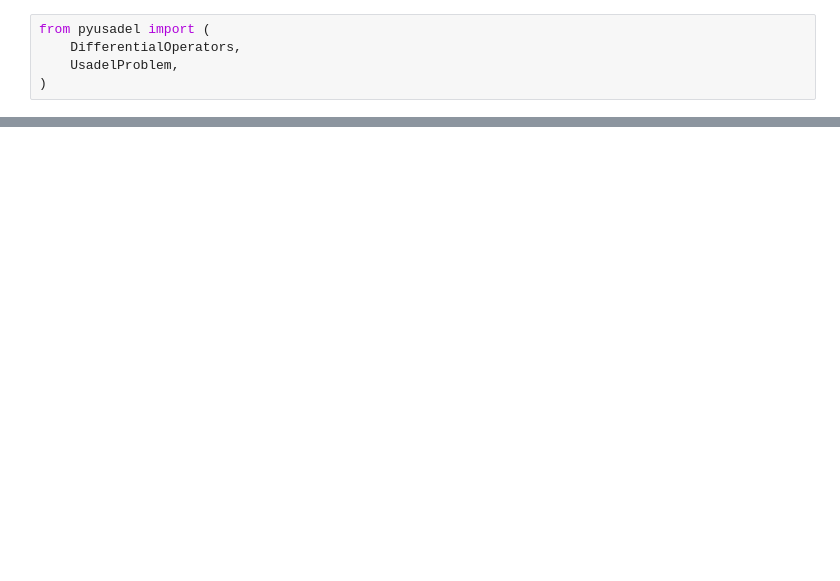
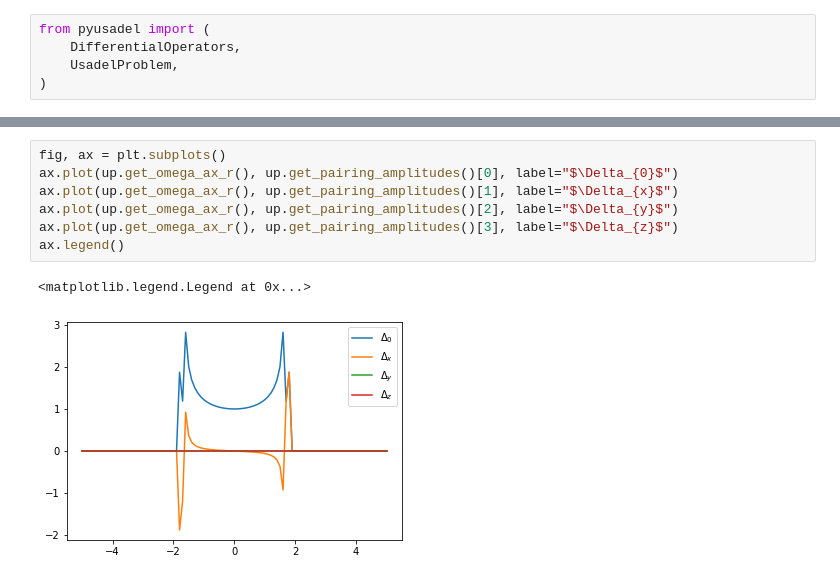
Before and after one commit to maiani/pyusadel, a Jupyter notebook: examples/usadel_0D_oop.ipynb, the cells around one changed output, grey strips where cells are left out. Drawn from its saved outputs; the diff is of its cells as text; blank space fills up the shorter version.

```diff
--- a/examples/usadel_0D_oop.ipynb
+++ b/examples/usadel_0D_oop.ipynb
@@ -73,0 +79,10 @@ plt.plot(up.get_omega_ax_r(), up.get_spin_resolved_dos("x")[1])
+# %%
+fig, ax = plt.subplots()
+ax.plot(up.get_omega_ax_r(), up.get_pairing_amplitudes()[0], label="$\Delta_{0}$")
+ax.plot(up.get_omega_ax_r(), up.get_pairing_amplitudes()[1], label="$\Delta_{x}$")
+ax.plot(up.get_omega_ax_r(), up.get_pairing_amplitudes()[2], label="$\Delta_{y}$")
+ax.plot(up.get_omega_ax_r(), up.get_pairing_amplitudes()[3], label="$\Delta_{z}$")
+ax.legend()
+# %% [output]
+<matplotlib.legend.Legend at 0x...>
+[figure, added]
```
Also changed, not shown: parts of 5 cells of this notebook, 5 other files.
